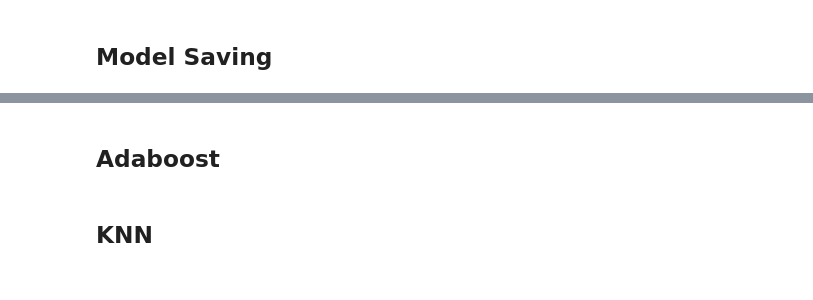
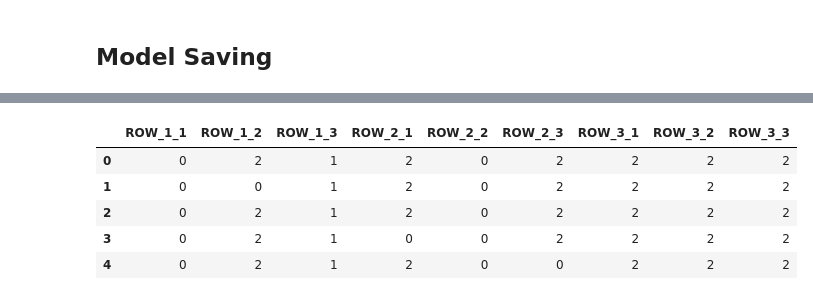
Before and after one commit to TechLearnersInc/Tic-Tac-Toe, a Jupyter notebook: Tic-Tac-Toe.ipynb, the cells around one changed output, grey strips where cells are left out. Cells and saved outputs as stored; diff of their text form; code cells hidden in the pictures.

```diff
--- a/Tic-Tac-Toe.ipynb
+++ b/Tic-Tac-Toe.ipynb
@@ -314,2 +250,0 @@ print(
-# %% [markdown]
-## Adaboost
@@ -335,2 +250,0 @@ print(
-# %% [markdown]
-## KNN
@@ -355,0 +251,9 @@ print(
+# %%
+pd.read_csv('test.csv').head()
+# %% [output]
+|  | ROW_1_1 | ROW_1_2 | ROW_1_3 | ROW_2_1 | ROW_2_2 | ROW_2_3 | ROW_3_1 | ROW_3_2 | ROW_3_3 |
+| 0 | 0 | 2 | 1 | 2 | 0 | 2 | 2 | 2 | 2 |
+| 1 | 0 | 0 | 1 | 2 | 0 | 2 | 2 | 2 | 2 |
+| 2 | 0 | 2 | 1 | 2 | 0 | 2 | 2 | 2 | 2 |
+| 3 | 0 | 2 | 1 | 0 | 0 | 2 | 2 | 2 | 2 |
+| 4 | 0 | 2 | 1 | 2 | 0 | 0 | 2 | 2 | 2 |
```
Also changed, not shown: parts of 17 cells of this notebook, 2 other files.
